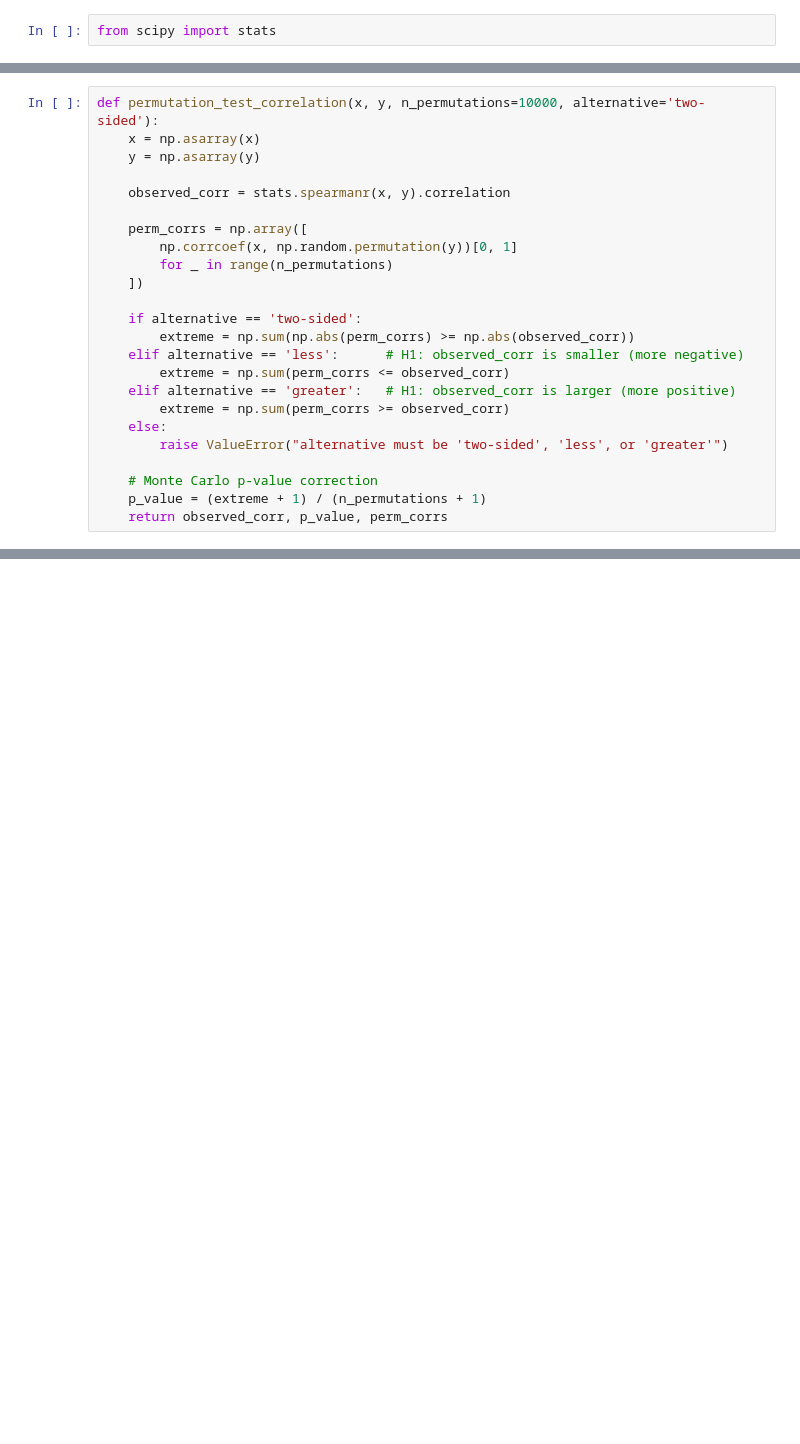
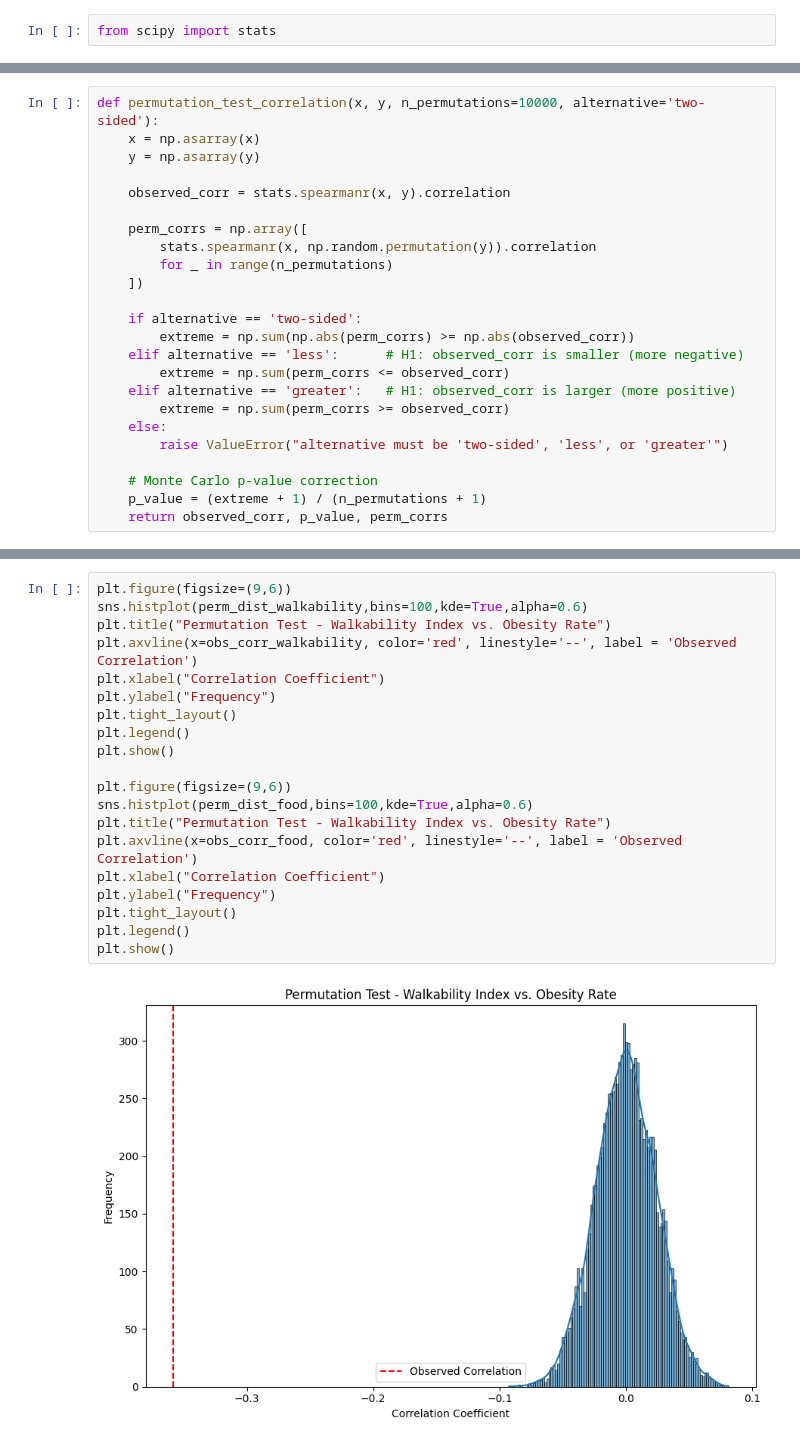
Before and after one commit to gencere757/ARDA-GENCER-DSA210-TERM-PROJECT, a Jupyter notebook: DSA210_Code.ipynb, the cells around one changed output, grey strips where cells are left out. Saved outputs shown, nothing was run; the diff lists cells and outputs as text; blank space fills up the shorter version.

```diff
--- a/DSA210_Code.ipynb
+++ b/DSA210_Code.ipynb
@@ -325,7 +349,7 @@ def permutation_test_correlation(x, y, n_permutations=10000, alternative='two-si
     observed_corr = stats.spearmanr(x, y).correlation
 
     perm_corrs = np.array([
-        np.corrcoef(x, np.random.permutation(y))[0, 1]
+        stats.spearmanr(x, np.random.permutation(y)).correlation
         for _ in range(n_permutations)
     ])
 
@@ -388,0 +420,22 @@ The fast food restaurant count per 1000 people is not positively correlated with
+# %%
+plt.figure(figsize=(9,6))
+sns.histplot(perm_dist_walkability,bins=100,kde=True,alpha=0.6)
+plt.title("Permutation Test - Walkability Index vs. Obesity Rate")
+plt.axvline(x=obs_corr_walkability, color='red', linestyle='--', label = 'Observed Correlation')
+plt.xlabel("Correlation Coefficient")
+plt.ylabel("Frequency")
+plt.tight_layout()
+plt.legend()
+plt.show()
+
+plt.figure(figsize=(9,6))
+sns.histplot(perm_dist_food,bins=100,kde=True,alpha=0.6)
+plt.title("Permutation Test - Walkability Index vs. Obesity Rate")
+plt.axvline(x=obs_corr_food, color='red', linestyle='--', label = 'Observed Correlation')
+plt.xlabel("Correlation Coefficient")
+plt.ylabel("Frequency")
+plt.tight_layout()
+plt.legend()
+plt.show()
+# %% [output]
+[figure, added]
```
Also changed, not shown: parts of 7 cells of this notebook.
